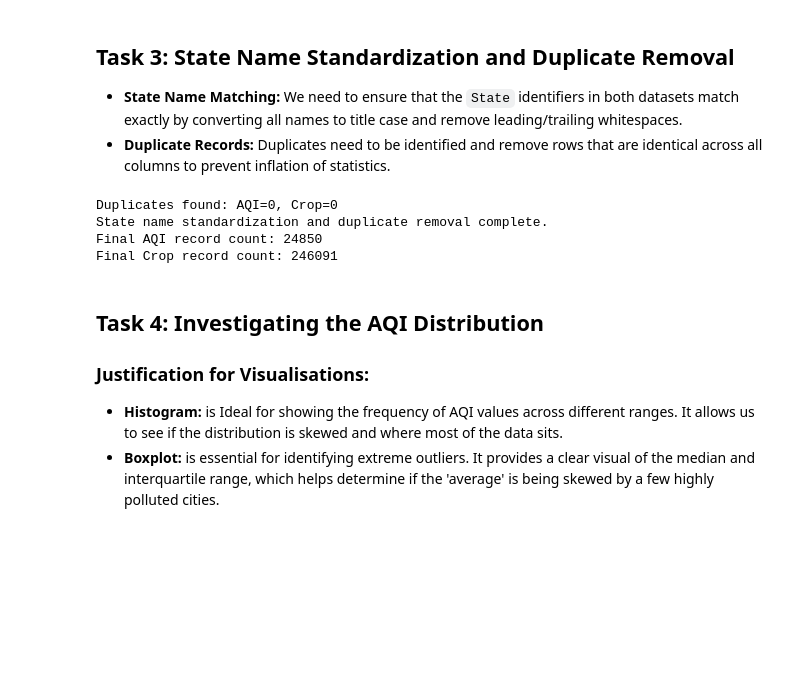
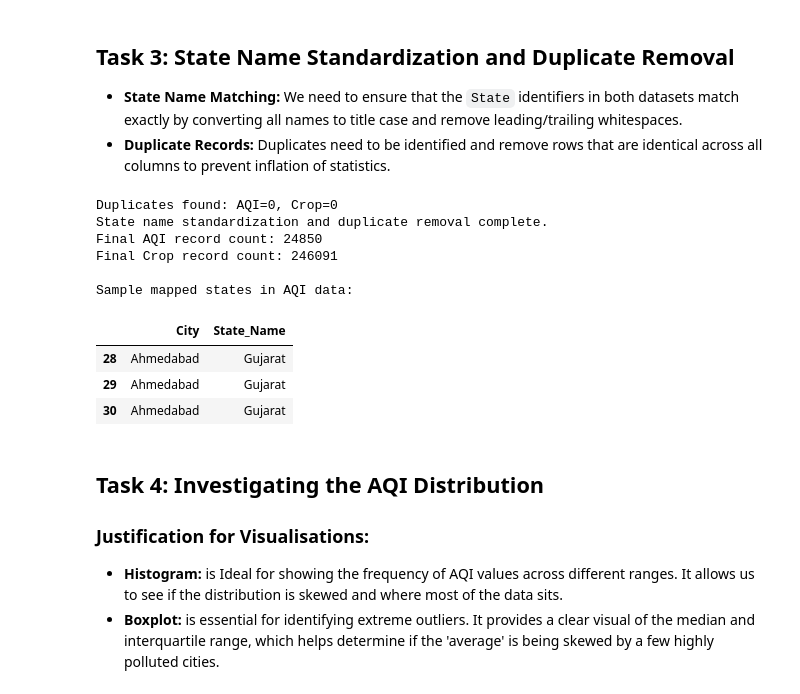
Before and after one commit to KarunNagaraj/ML-Lab-2547229, a Jupyter notebook: LAB1/2547229_ML_lab1.ipynb, the cells around one changed output. Cells and saved outputs as stored; diff of their text form; code cells hidden in the pictures; blank space fills up the shorter version.

```diff
--- a/LAB1/2547229_ML_lab1.ipynb
+++ b/LAB1/2547229_ML_lab1.ipynb
@@ -135,30 +135,50 @@ For example, when doing 'df[col].method(value, inplace=True)', try using 'df.met
 # %%
 # Before counts for duplicates
 aqi_dupes = city_aqi.duplicated().sum()
 crop_dupes = crop_yield.duplicated().sum()
 
 print(f"Duplicates found: AQI={aqi_dupes}, Crop={crop_dupes}")
 
 # Remove duplicates
 city_aqi.drop_duplicates(inplace=True)
 crop_yield.drop_duplicates(inplace=True)
 
-# Standardization of State Names
-# Note: 'city_day' only has 'City'. We need to map Cities to States for the merge.
-# For this task, we will clean the 'State_Name' in crop_yield first.
+# Standardization of State Names for Crop Yield
 crop_yield['State_Name'] = crop_yield['State_Name'].str.strip().str.title()
+crop_yield['State_Name'] = crop_yield['State_Name'].replace({'Tamilnadu': 'Tamil Nadu'})
 
-# Common mapping fix for 'Tamil Nadu'
-crop_yield['State_Name'] = crop_yield['State_Name'].replace({'Tamilnadu': 'Tamil Nadu'})
+# Mapping Cities to States in the AQI Dataset
+state_mapping = {
+    'Ahmedabad': 'Gujarat', 'Aizawl': 'Mizoram', 'Amaravati': 'Andhra Pradesh',
+    'Amritsar': 'Punjab', 'Bengaluru': 'Karnataka', 'Bhopal': 'Madhya Pradesh',
+    'Brajrajnagar': 'Odisha', 'Chandigarh': 'Chandigarh', 'Chennai': 'Tamil Nadu',
+    'Coimbatore': 'Tamil Nadu', 'Delhi': 'Delhi', 'Ernakulam': 'Kerala',
+    'Gurugram': 'Haryana', 'Guwahati': 'Assam', 'Hyderabad': 'Telangana',
+    'Jaipur': 'Rajasthan', 'Jorapokhar': 'Jharkhand', 'Kochi': 'Kerala',
+    'Kolkata': 'West Bengal', 'Lucknow': 'Uttar Pradesh', 'Mumbai': 'Maharashtra',
+    'Patna': 'Bihar', 'Shillong': 'Meghalaya', 'Talcher': 'Odisha',
+    'Thiruvananthapuram': 'Kerala', 'Visakhapatnam': 'Andhra Pradesh'
+}
+
+# Create the matched State_Name column
+city_aqi['State_Name'] = city_aqi['City'].map(state_mapping)
 
 print("State name standardization and duplicate removal complete.")
 print(f"Final AQI record count: {len(city_aqi)}")
 print(f"Final Crop record count: {len(crop_yield)}")
+print("\nSample mapped states in AQI data:")
+display(city_aqi[['City', 'State_Name']].head(3))
 # %% [output]
 Duplicates found: AQI=0, Crop=0
 State name standardization and duplicate removal complete.
 Final AQI record count: 24850
 Final Crop record count: 246091
+
+Sample mapped states in AQI data:
+|  | City | State_Name |
+| 28 | Ahmedabad | Gujarat |
+| 29 | Ahmedabad | Gujarat |
+| 30 | Ahmedabad | Gujarat |
 # %% [markdown]
 ## Task 4: Investigating the AQI Distribution
 
```
Also changed, not shown: parts of 2 cells of this notebook, 1 other file.
